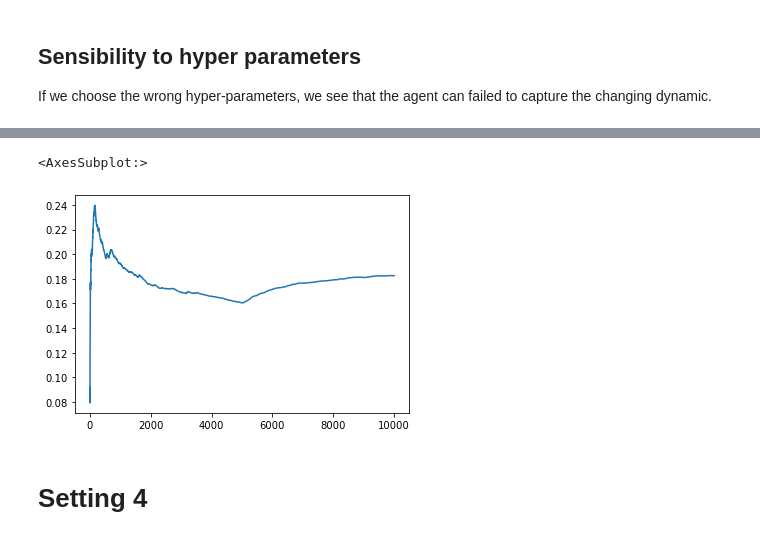
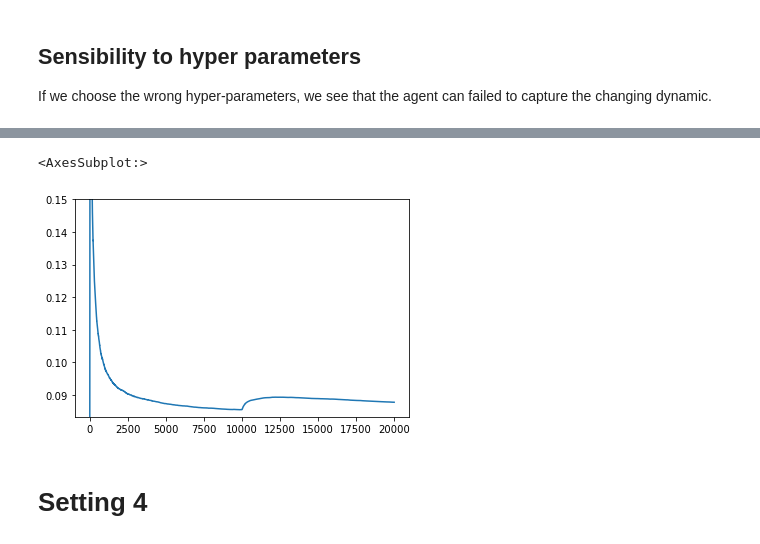
Before and after one commit to eserie/wax-ml, a Jupyter notebook: docs/notebooks/07-SNARIMAX.ipynb, the cells around one changed output, grey strips where cells are left out. Drawn from its saved outputs; the diff is of its cells as text; code cells hidden in the pictures.

```diff
--- a/docs/notebooks/07-SNARIMAX.ipynb
+++ b/docs/notebooks/07-SNARIMAX.ipynb
@@ -839,0 +1053,2 @@ def scan_hparams_newton():
+# %%
+env = build_env_setting_1()
@@ -843,8 +1104,6 @@ def scan_hparams_newton():
 let's build an environment corresponding to "setting 2" in [1]
 # %%
 from wax.modules import Counter
-
-T = int(1.0e4)
 
 
 def build_env_setting_2():
@@ -853,8 +1112,8 @@ def build_env_setting_2():
         t = Counter()()
         ar_coefs_1 = jnp.array([-0.4, -0.5, 0.4, 0.4, 0.1])
         ar_coefs_2 = jnp.array([0.6, -0.4, 0.4, -0.5, 0.5])
-        alpha = t / T
-        ar_coefs = ar_coefs_1 * alpha + ar_coefs_2 * (1 - alpha)
+        ar_coefs = ar_coefs_1 * t / T + ar_coefs_2 * (1 - t / T)
+
         ma_coefs = jnp.array([0.32, -0.2])
 
         y = ARMA(ar_coefs, ma_coefs)(eps)
@@ -866,3 +1125,13 @@ def build_env_setting_2():
         return rw, obs, env_info
 
     return env
+
+
+def sample_noise(rng):
+    eps = jax.random.uniform(rng, (T, 20), minval=-0.5, maxval=0.5)
+    return eps
+
+
+T = int(2.0e4)
+MIN_ERR = 0.0833
+MAX_ERR = 0.15
@@ -931,12 +1169,13 @@ If we choose the wrong hyper-parameters, we see that the agent can failed to cap
 
 @add_batch
 def gym_loop_newton(eps):
-    return GymFeedback(build_agent(opt=newton(0.1, eps=0.3)), env)(eps)
+    return GymFeedback(build_agent(opt=newton(0.2, eps=0.3)), env)(eps)
 
 
+eps = sample_noise(rng)
 sim = unroll_transform_with_state(gym_loop_newton)
 params, state = sim.init(rng, eps)
 (gym, info), state = sim.apply(params, state, rng, eps)
 
-pd.Series(-gym.reward).expanding().mean().plot()  # ylim=(MIN_ERR, 0.12))
+pd.Series(-gym.reward).expanding().mean().plot(ylim=(MIN_ERR, MAX_ERR))
 # %% [output]
@@ -950,8 +1189,6 @@ Wall time: 1.77 s
 let's build an environment corresponding to "setting 3" in [1]
 # %%
 from wax.modules import Counter
-
-T = int(1.0e4)
 
 
 def build_env_setting_3():
@@ -975,3 +1212,14 @@ def build_env_setting_3():
         return rw, obs, env_info
 
     return env
+
+
+def sample_noise(rng):
+    eps = jax.random.uniform(rng, (T, 20), minval=-0.5, maxval=0.5)
+    return eps
+
+
+T = int(2.0e4)
+
+MIN_ERR = 0.0833
+MAX_ERR = 0.15
@@ -1040,12 +1257,13 @@ If we choose the wrong hyper-parameters, we see that the agent can failed to cap
 
 @add_batch
 def gym_loop_newton(eps):
-    return GymFeedback(build_agent(opt=newton(0.1, eps=0.3)), env)(eps)
+    return GymFeedback(build_agent(opt=newton(1.1, eps=0.3)), env)(eps)
 
 
+eps = sample_noise(rng)
 sim = unroll_transform_with_state(gym_loop_newton)
 params, state = sim.init(rng, eps)
 (gym, info), state = sim.apply(params, state, rng, eps)
 
-pd.Series(-gym.reward).expanding().mean().plot()  # ylim=(MIN_ERR, 0.12))
+pd.Series(-gym.reward).expanding().mean().plot(ylim=(MIN_ERR, MAX_ERR))
 # %% [output]
@@ -1054,5 +1272,5 @@ Wall time: 1.76 s
 <AxesSubplot:>
-[figure, old version]
+[figure, new version]
 # %% [markdown]
 # Setting 4
 # %% [markdown]
```
Also changed, not shown: parts of 66 cells of this notebook, 2 other files.
